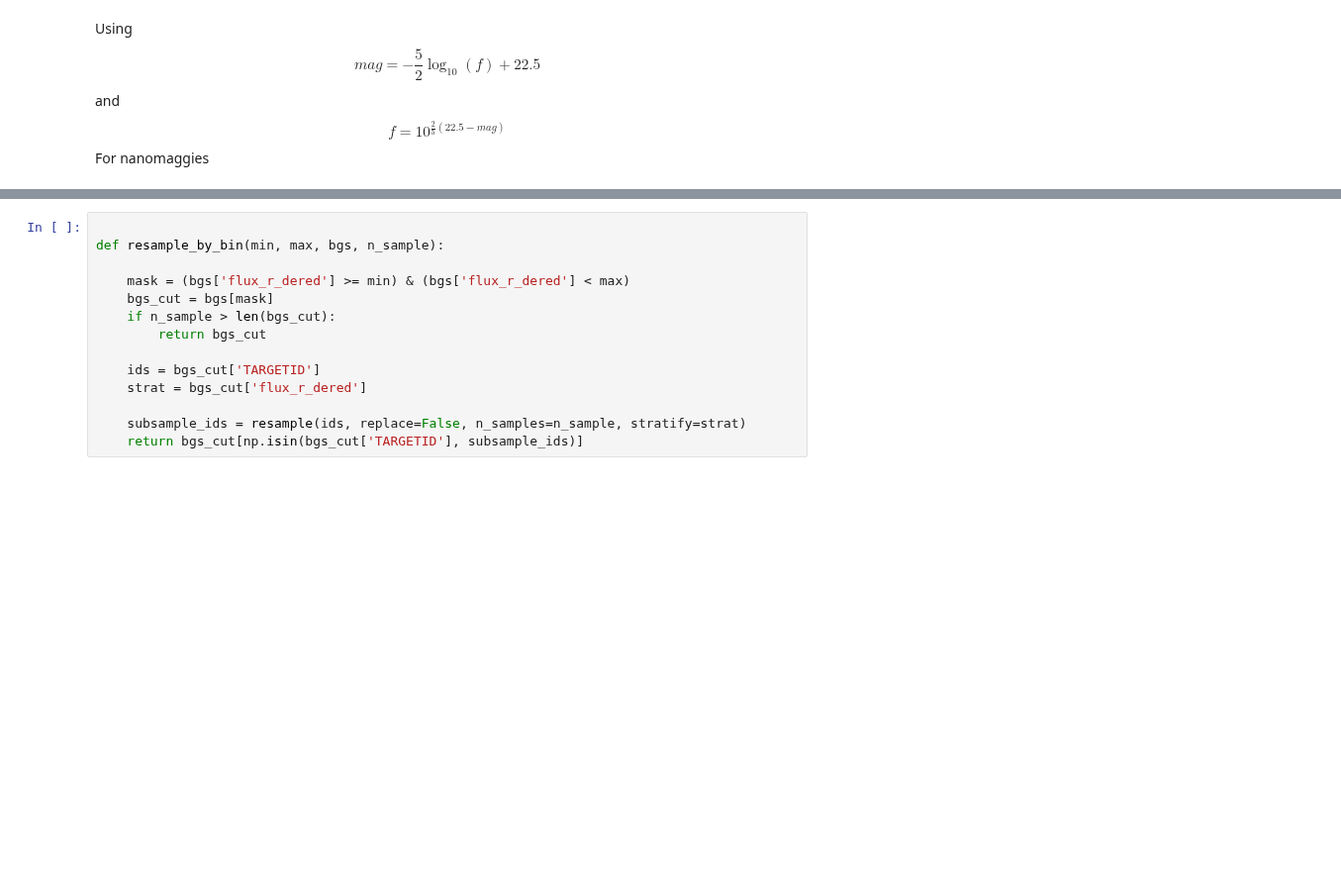
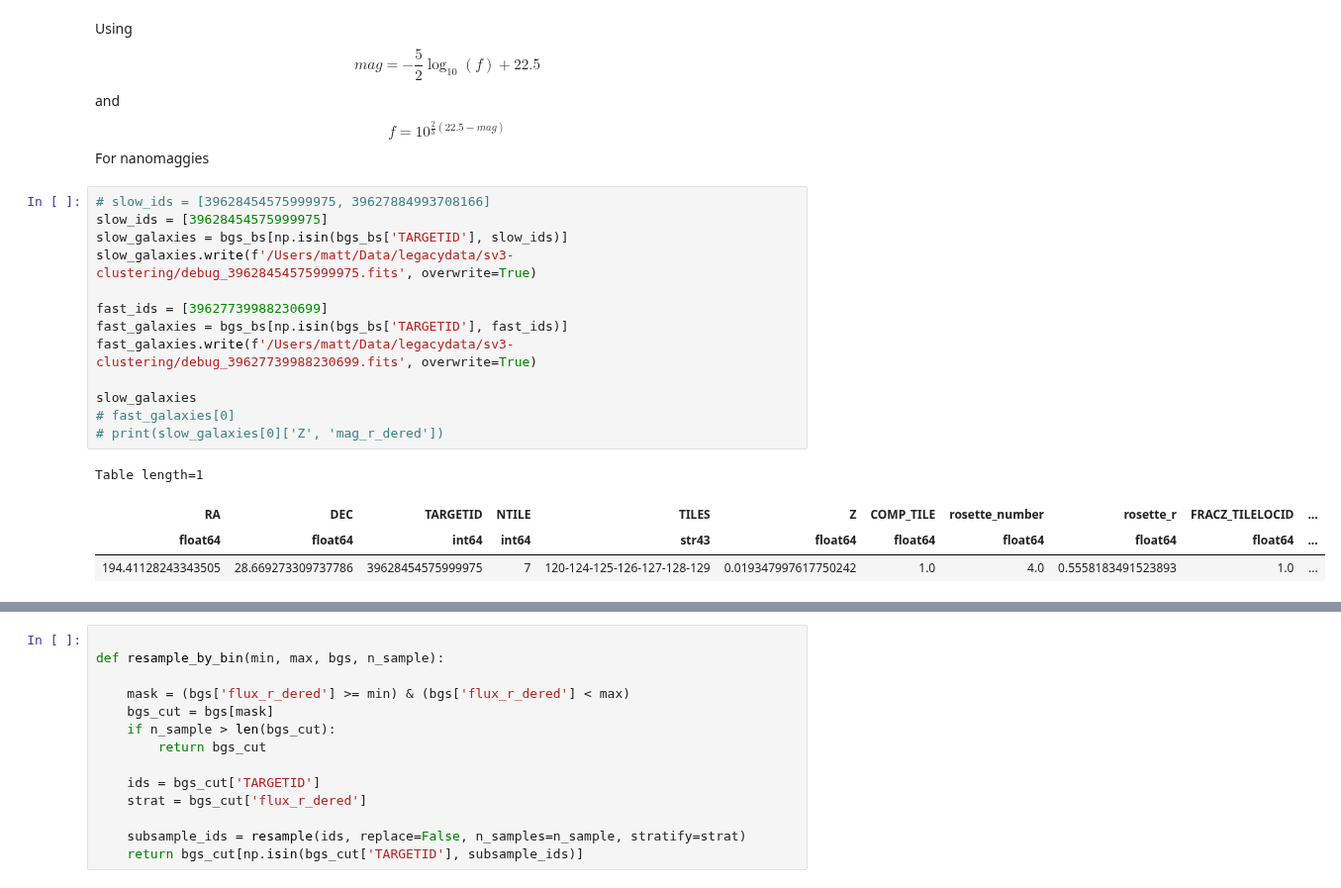
Before and after one commit to mattkwiecien/legacyhalos, a Jupyter notebook: science/sv3/sv3_clustering_dataset.ipynb, the cells around one changed output, grey strips where cells are left out. Shown at 99% size. Cells and saved outputs as stored; diff of their text form; blank space fills up the shorter version.

```diff
--- a/science/sv3/sv3_clustering_dataset.ipynb
+++ b/science/sv3/sv3_clustering_dataset.ipynb
@@ -46,3 +48,21 @@ $$
 f = 10^{\frac{2}{5}(22.5-mag)}
 $$
 For nanomaggies
+# %%
+# slow_ids = [39628454575999975, 39627884993708166]
+slow_ids = [39628454575999975]
+slow_galaxies = bgs_bs[np.isin(bgs_bs['TARGETID'], slow_ids)]
+slow_galaxies.write(f'/Users/matt/Data/legacydata/sv3-clustering/debug_39628454575999975.fits', overwrite=True)
+
+fast_ids = [39627739988230699]
+fast_galaxies = bgs_bs[np.isin(bgs_bs['TARGETID'], fast_ids)]
+fast_galaxies.write(f'/Users/matt/Data/legacydata/sv3-clustering/debug_39627739988230699.fits', overwrite=True)
+
+slow_galaxies
+# fast_galaxies[0]
+# print(slow_galaxies[0]['Z', 'mag_r_dered'])
+# %% [output]
+Table length=1
+| RA | DEC | TARGETID | NTILE | TILES | Z | COMP_TILE | rosette_number | rosette_r | FRACZ_TILELOCID | ... |
+| float64 | float64 | int64 | int64 | str43 | float64 | float64 | float64 | float64 | float64 | ... |
+| 194.41128243343505 | 28.669273309737786 | 39628454575999975 | 7 | 120-124-125-126-127-128-129 | 0.019347997617750242 | 1.0 | 4.0 | 0.5558183491523893 | 1.0 | ... |
```
Also changed, not shown: parts of 4 cells of this notebook.
